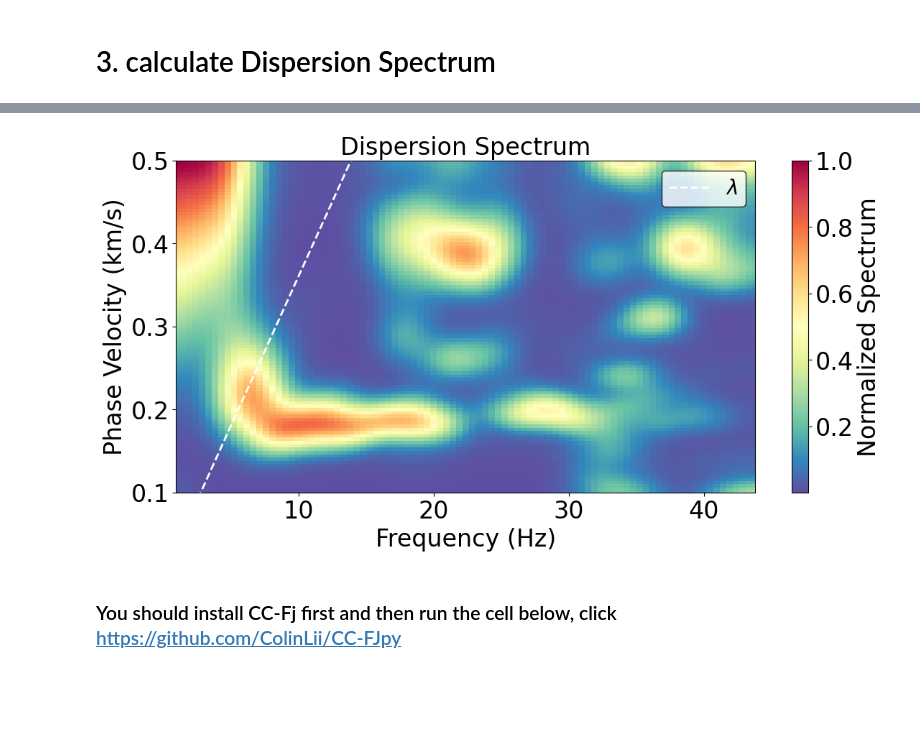
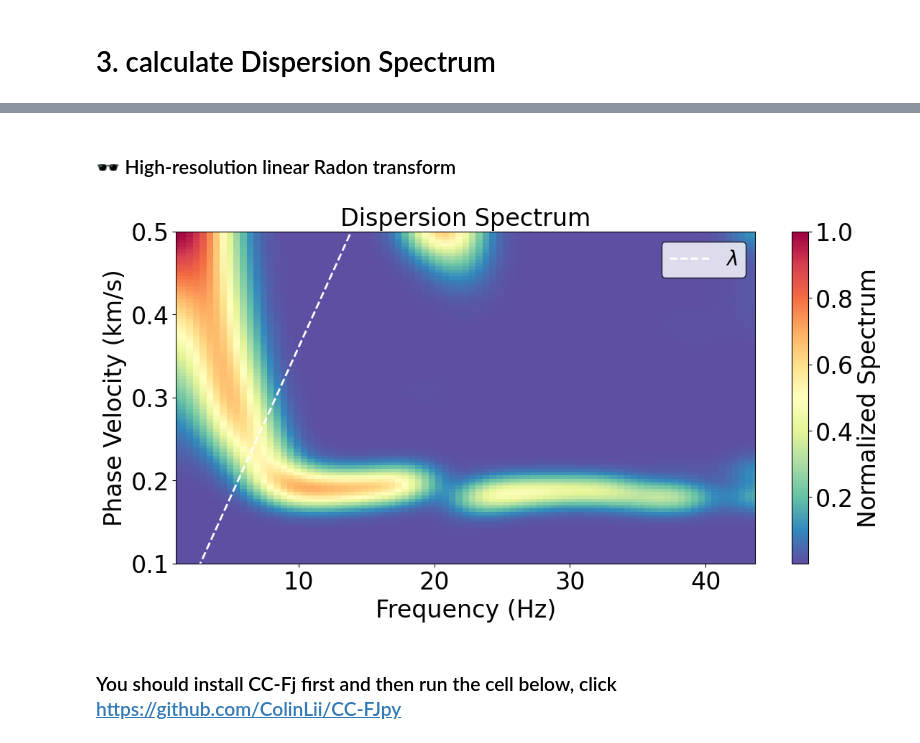
Before and after one commit to VianWan/noiseba, a Jupyter notebook: examples/mian.ipynb, the cells around one changed output, grey strips where cells are left out. Drawn from its saved outputs; the diff is of its cells as text; code cells hidden in the pictures; blank space fills up the shorter version.

```diff
--- a/examples/mian.ipynb
+++ b/examples/mian.ipynb
@@ -112,18 +195,20 @@ park('./CCF_ZZ', **config)
+# %% [markdown]
+### 🕶️ High-resolution linear Radon transform
 # %%
 config = {
     'freq_min': 1,
     'freq_max': 40,
     'vel_min': 100,
     'vel_max': 500,
     'num_vel': 101,
     'part': 'both',
 }
 
-extra = {'maxiter': 100, 'method': 'L1', 'tol': 1e-2, 'reg_lambda': 10} | config
+extra = {'maxiter': 400, 'method': 'L1', 'tol': 1e-4, 'reg_lambda': 100} | config
 
-radon('./CCF_ZZ', **extra)
+radon('./output/snr_optimal/', **extra)
 # %% [output]
-[figure, old version]
+[figure, new version]
 # %% [markdown]
 ### You should install CC-Fj first and then run the cell below, click https://github.com/ColinLii/CC-FJpy
 # %%
```
Also changed, not shown: parts of 15 cells of this notebook, 10 other files.
